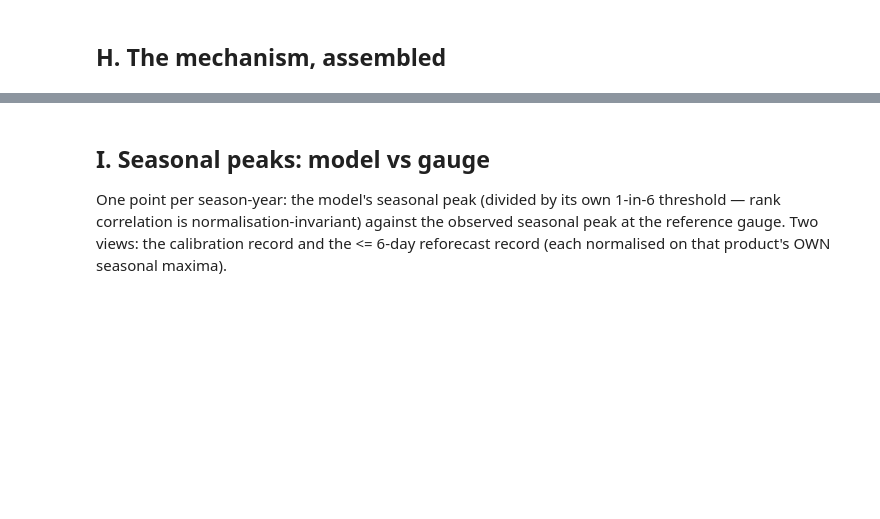
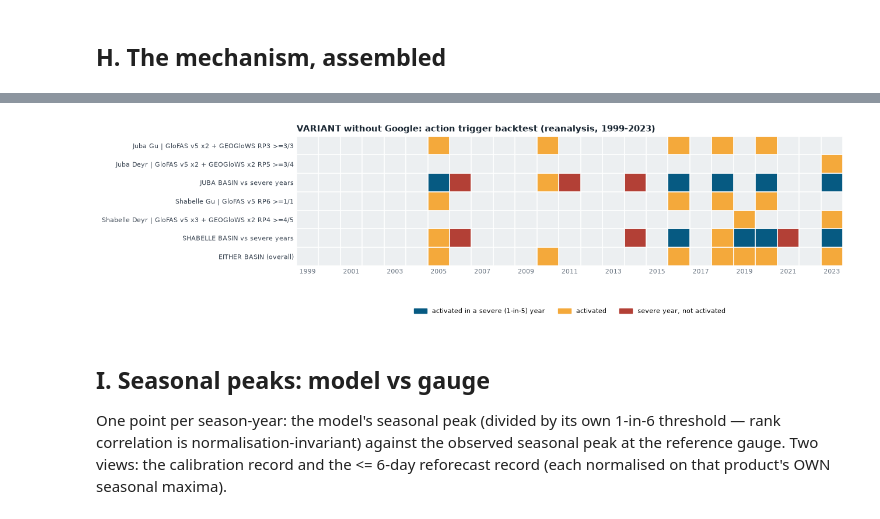
Before and after one commit to OCHA-DAP/ds-aa-som-floods, a Jupyter notebook: analysis/11_multisource_trigger.ipynb, the cells around one changed output, grey strips where cells are left out. Drawn from its saved outputs; the diff is of its cells as text; code cells hidden in the pictures; blank space fills up the shorter version.

```diff
--- a/analysis/11_multisource_trigger.ipynb
+++ b/analysis/11_multisource_trigger.ipynb
@@ -1096,3 +1337,42 @@ mech
+# %%
+# variant backtest strip (same layout as c_backtest_strip, no-Google config)
+rows_v, labels_v = [], []
+for river in ["juba", "shabelle"]:
+    sev = basin_bench(river, "flood_5yr")
+    for season in ["gu", "deyr"]:
+        c = CONFIG_V[(river, season)]
+        a = set(c["years"])
+        rows_v.append([2 if y in a else 0 for y in years])
+        labels_v.append(f"{river.capitalize()} {season.capitalize()} | {c['label']} "
+                        f"RP{c['rp']} >={c['n_req']}/{len(c['pairs'])}")
+    a = set(adopted_vg[river].years)
+    rows_v.append([3 if (y in a and y in sev) else (2 if y in a else (1 if y in sev else 0))
+                   for y in years])
+    labels_v.append(f"{river.upper()} BASIN vs severe years")
+rows_v.append([2 if y in union_v else 0 for y in years])
+labels_v.append("EITHER BASIN (overall)")
+
+fig, ax = plt.subplots(figsize=(13, 3.8))
+ax.imshow(rows_v, cmap=cmap, vmin=0, vmax=3, aspect="auto")
+ax.set_xticks(range(0, len(years), 2)); ax.set_xticklabels(years[::2], fontsize=8)
+ax.set_yticks(range(len(labels_v))); ax.set_yticklabels(labels_v, fontsize=8)
+ax.set_xticks([x - 0.5 for x in range(len(years) + 1)], minor=True)
+ax.set_yticks([y - 0.5 for y in range(len(labels_v) + 1)], minor=True)
+ax.grid(which="minor", color="white", linewidth=1.2)
+ax.tick_params(which="both", length=0)
+for sp in ax.spines.values():
+    sp.set_visible(False)
+ax.legend(handles=[
+    mpatches.Patch(color="#065A82", label="activated in a severe (1-in-5) year"),
+    mpatches.Patch(color="#F4A93B", label="activated"),
+    mpatches.Patch(color="#B34036", label="severe year, not activated"),
+], loc="upper center", bbox_to_anchor=(0.5, -0.28), ncol=3, fontsize=8)
+ax.set_title("VARIANT without Google: action trigger backtest (reanalysis, 1999-2023)",
+             fontsize=11)
+plt.tight_layout()
+save_fig(fig, "c_backtest_strip_nogoogle")
+# %% [output]
+[figure, added]
 # %% [markdown]
 ## I. Seasonal peaks: model vs gauge
 
```
Also changed, not shown: parts of 5 cells of this notebook, 4 other files.
